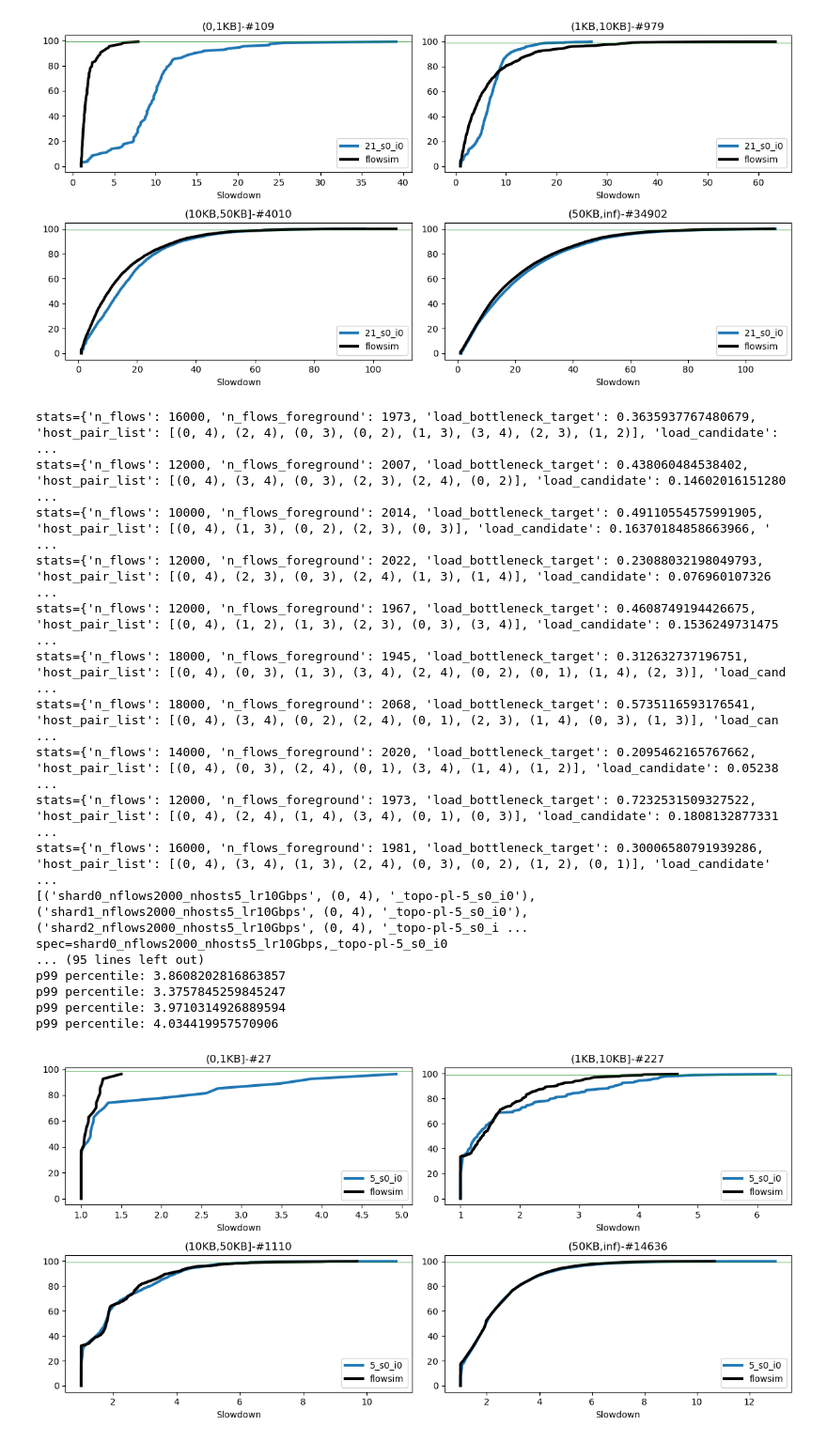
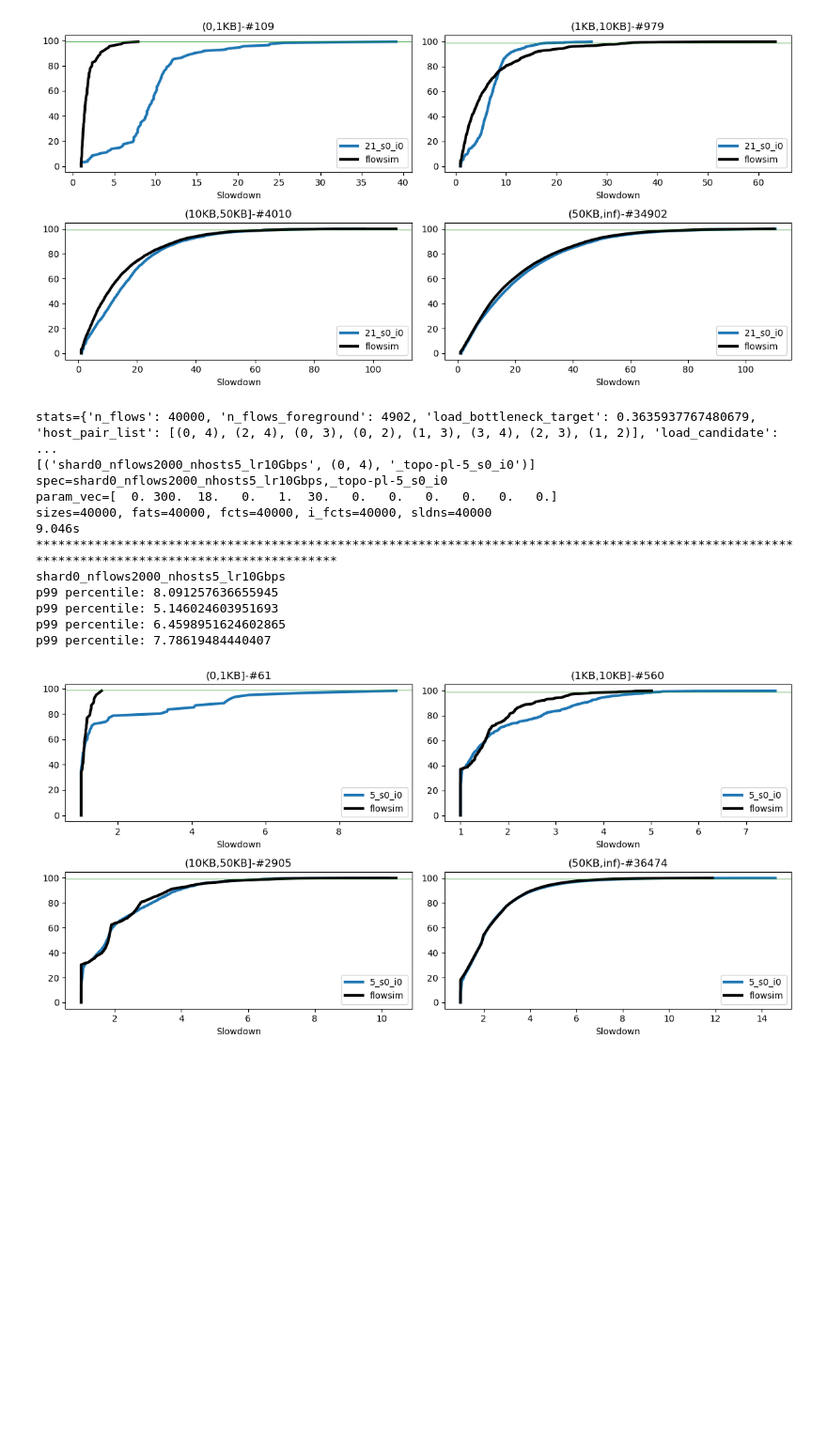
Before and after one commit to kwzhao/High-Precision-Congestion-Control, a Jupyter notebook: analysis/plt_path_check.ipynb, the cells around one changed output. Shown at 94% size. Saved outputs shown, nothing was run; the diff lists cells and outputs as text; code cells hidden in the pictures; blank space fills up the shorter version.

```diff
--- a/analysis/plt_path_check.ipynb
+++ b/analysis/plt_path_check.ipynb
@@ -394,7 +394,7 @@ data_list_seeds = []
 dir_input=dir_input_synthetic
 
 data_list=[]
-for shard in np.arange(10):
+for shard in np.arange(1):
 # for shard in [1,2,3,4]:
     for n_flows in [2000]:
         for n_hosts in [5]:
@@ -454,47 +454,42 @@ for spec_idx,(spec,src_dst_pair_target,topo_type) in enumerate(data_list):
     print(f'{spec}')
     plt.figure(fig_index,figsize=(12, 6))
     for i in range(len(labels)):
         gt = np.extract(bin==i, sldns)
         # if spec_idx==0:
         gt_flowsim = np.extract(bin==i, sldns_flowsim)
         sample_list_flowsim=np.arange(len(gt_flowsim))
 
         print(f"p99 percentile: {np.percentile(gt,99)}")
         # sample_list=sorted(np.random.choice(np.arange(len(gt)),np.min([len(gt),100000]),replace=False))
         sample_list=np.arange(len(gt))
 
         plt.subplot(2, 2, i + 1)
         plt.title(f"{labels[i]}-#{len(gt)}")
         if(len(gt)==0): continue
         # plt.xlim([0, 16])
         plt.plot(np.sort(gt)[sample_list], (np.arange(len(gt))/len(gt)*100)[sample_list], label=dctcp_k_str, linewidth=3)
 
         # if spec_idx==0:
         plt.plot(np.sort(gt_flowsim)[sample_list_flowsim], (np.arange(len(gt_flowsim))/len(gt_flowsim)*100)[sample_list_flowsim], label="flowsim", linewidth=3,color='black')
 
         plt.axhline(99, color='green', linewidth=0.5)
         # plt.xscale('log')
         plt.xlabel('Slowdown')
         plt.legend()
         # plt.ylim([80, 100])
     plt.tight_layout()
     fig_index+=1
 # %% [output]
-stats={'n_flows': 16000, 'n_flows_foreground': 1973, 'load_bottleneck_target': 0.3635937767480679, 'host_pair_list': [(0, 4), (2, 4), (0, 3), (0, 2), (1, 3), (3, 4), (2, 3), (1, 2)], 'load_candidate': ...
-stats={'n_flows': 12000, 'n_flows_foreground': 2007, 'load_bottleneck_target': 0.438060484538402, 'host_pair_list': [(0, 4), (3, 4), (0, 3), (2, 3), (2, 4), (0, 2)], 'load_candidate': 0.14602016151280 ...
-stats={'n_flows': 10000, 'n_flows_foreground': 2014, 'load_bottleneck_target': 0.49110554575991905, 'host_pair_list': [(0, 4), (1, 3), (0, 2), (2, 3), (0, 3)], 'load_candidate': 0.16370184858663966, ' ...
-stats={'n_flows': 12000, 'n_flows_foreground': 2022, 'load_bottleneck_target': 0.23088032198049793, 'host_pair_list': [(0, 4), (2, 3), (0, 3), (2, 4), (1, 3), (1, 4)], 'load_candidate': 0.076960107326 ...
-stats={'n_flows': 12000, 'n_flows_foreground': 1967, 'load_bottleneck_target': 0.4608749194426675, 'host_pair_list': [(0, 4), (1, 2), (1, 3), (2, 3), (0, 3), (3, 4)], 'load_candidate': 0.1536249731475 ...
-stats={'n_flows': 18000, 'n_flows_foreground': 1945, 'load_bottleneck_target': 0.312632737196751, 'host_pair_list': [(0, 4), (0, 3), (1, 3), (3, 4), (2, 4), (0, 2), (0, 1), (1, 4), (2, 3)], 'load_cand ...
-stats={'n_flows': 18000, 'n_flows_foreground': 2068, 'load_bottleneck_target': 0.5735116593176541, 'host_pair_list': [(0, 4), (3, 4), (0, 2), (2, 4), (0, 1), (2, 3), (1, 4), (0, 3), (1, 3)], 'load_can ...
-stats={'n_flows': 14000, 'n_flows_foreground': 2020, 'load_bottleneck_target': 0.2095462165767662, 'host_pair_list': [(0, 4), (0, 3), (2, 4), (0, 1), (3, 4), (1, 4), (1, 2)], 'load_candidate': 0.05238 ...
-stats={'n_flows': 12000, 'n_flows_foreground': 1973, 'load_bottleneck_target': 0.7232531509327522, 'host_pair_list': [(0, 4), (2, 4), (1, 4), (3, 4), (0, 1), (0, 3)], 'load_candidate': 0.1808132877331 ...
-stats={'n_flows': 16000, 'n_flows_foreground': 1981, 'load_bottleneck_target': 0.30006580791939286, 'host_pair_list': [(0, 4), (3, 4), (1, 3), (2, 4), (0, 3), (0, 2), (1, 2), (0, 1)], 'load_candidate' ...
-[('shard0_nflows2000_nhosts5_lr10Gbps', (0, 4), '_topo-pl-5_s0_i0'), ('shard1_nflows2000_nhosts5_lr10Gbps', (0, 4), '_topo-pl-5_s0_i0'), ('shard2_nflows2000_nhosts5_lr10Gbps', (0, 4), '_topo-pl-5_s0_i ...
+stats={'n_flows': 40000, 'n_flows_foreground': 4902, 'load_bottleneck_target': 0.3635937767480679, 'host_pair_list': [(0, 4), (2, 4), (0, 3), (0, 2), (1, 3), (3, 4), (2, 3), (1, 2)], 'load_candidate': ...
+[('shard0_nflows2000_nhosts5_lr10Gbps', (0, 4), '_topo-pl-5_s0_i0')]
 spec=shard0_nflows2000_nhosts5_lr10Gbps,_topo-pl-5_s0_i0
-... (95 lines left out)
-p99 percentile: 3.8608202816863857
-p99 percentile: 3.3757845259845247
-p99 percentile: 3.9710314926889594
-p99 percentile: 4.034419957570906
+param_vec=[  0. 300.  18.   0.   1.  30.   0.   0.   0.   0.   0.   0.]
+sizes=40000, fats=40000, fcts=40000, i_fcts=40000, sldns=40000
+9.046s
+************************************************************************************************************************************************
+shard0_nflows2000_nhosts5_lr10Gbps
+p99 percentile: 8.091257636655945
+p99 percentile: 5.146024603951693
+p99 percentile: 6.4598951624602865
+p99 percentile: 7.78619484440407
-[figure, old version]
+[figure, new version]
```
Also changed, not shown: parts of 1 cell of this notebook, 3 other files.
